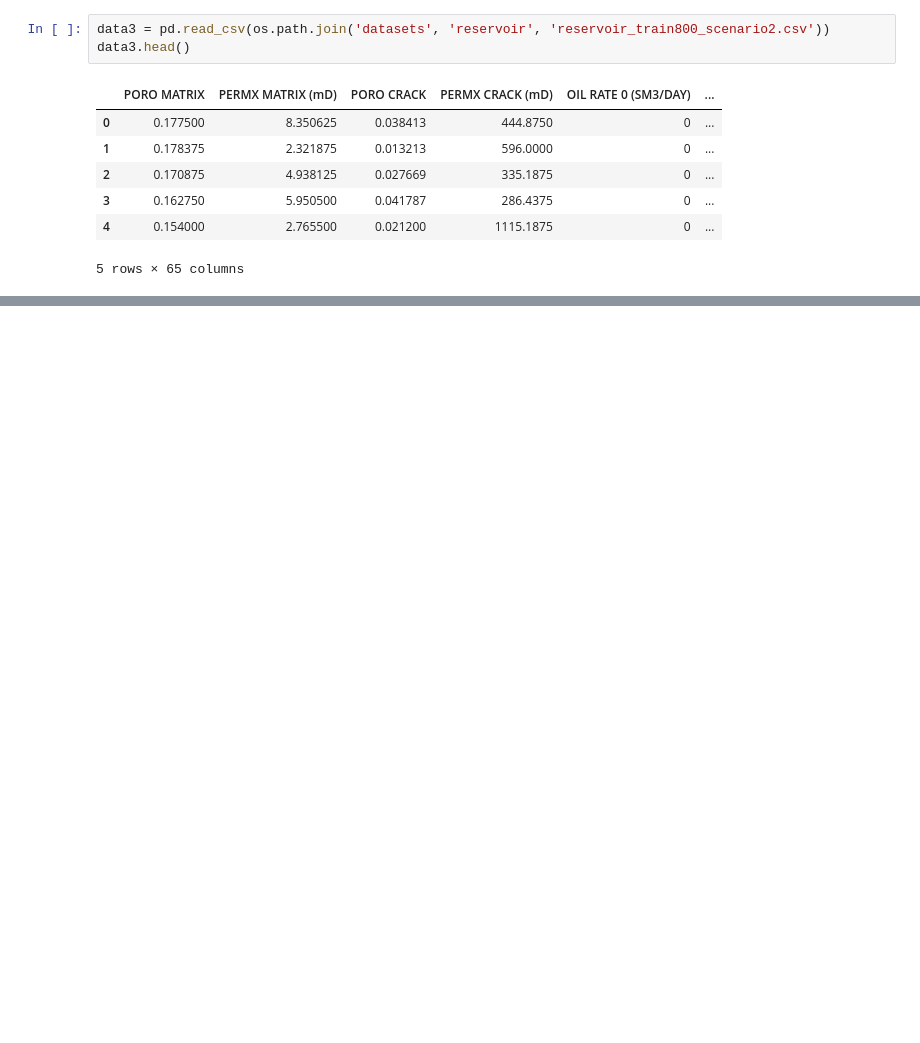
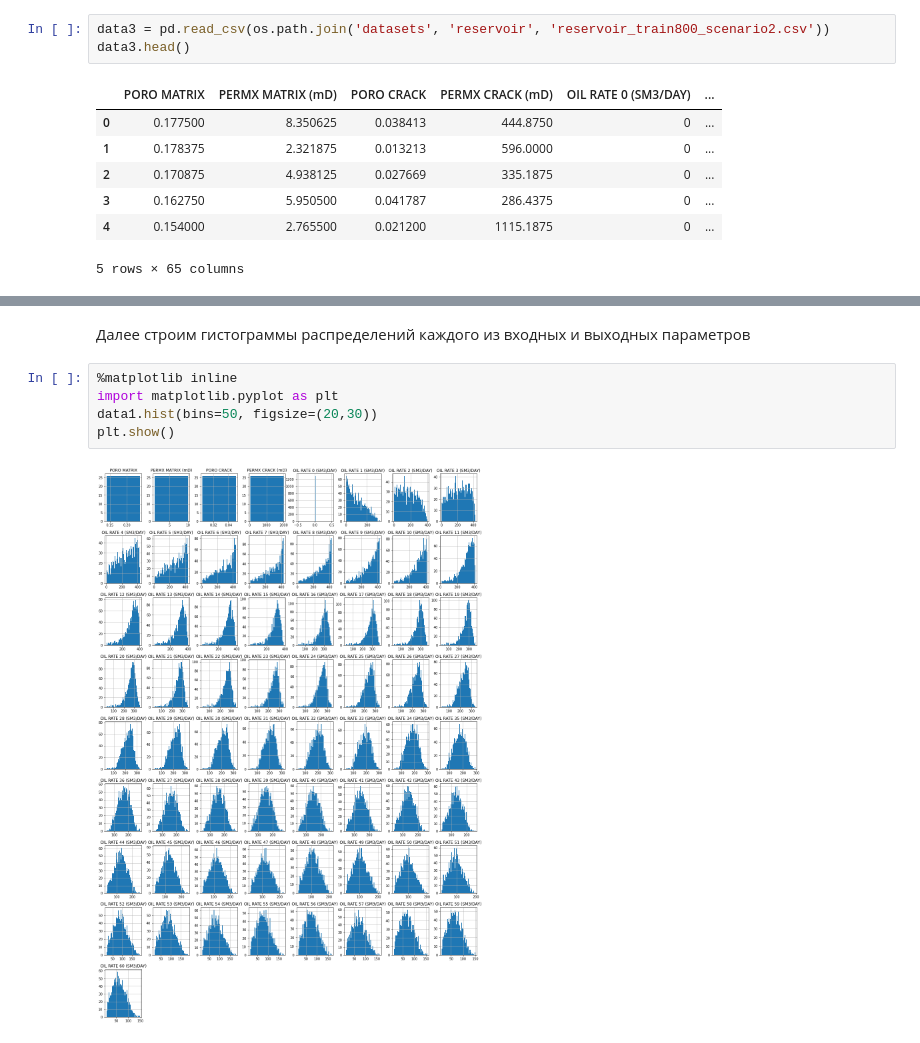
Before and after one commit to mualal/ml-experiments, a Jupyter notebook: reservoir_exploration.ipynb, the cells around one changed output, grey strips where cells are left out. Drawn from its saved outputs; the diff is of its cells as text; blank space fills up the shorter version.

```diff
--- a/reservoir_exploration.ipynb
+++ b/reservoir_exploration.ipynb
@@ -36,0 +87,9 @@ data3.head()
+# %% [markdown]
+Далее строим гистограммы распределений каждого из входных и выходных параметров
+# %%
+%matplotlib inline
+import matplotlib.pyplot as plt
+data1.hist(bins=50, figsize=(20,30))
+plt.show()
+# %% [output]
+[figure, added]
```
Also changed, not shown: parts of 28 cells of this notebook.
